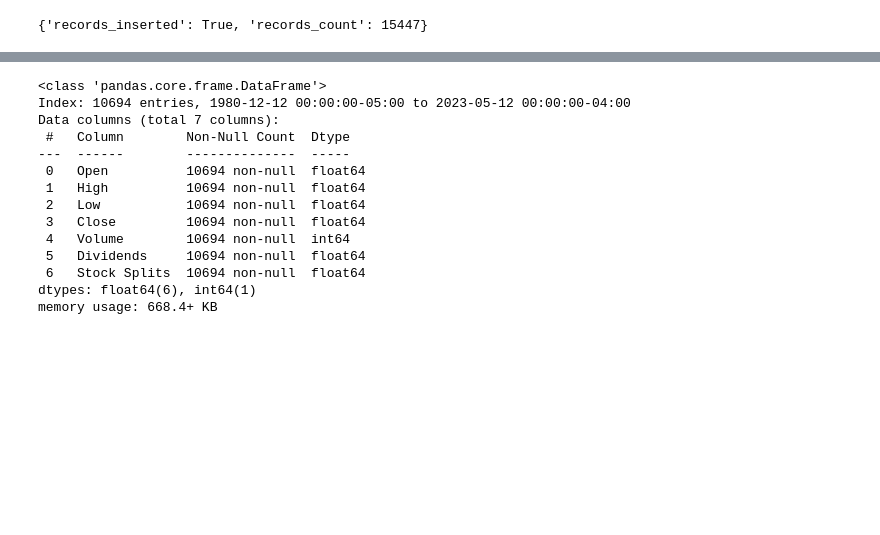
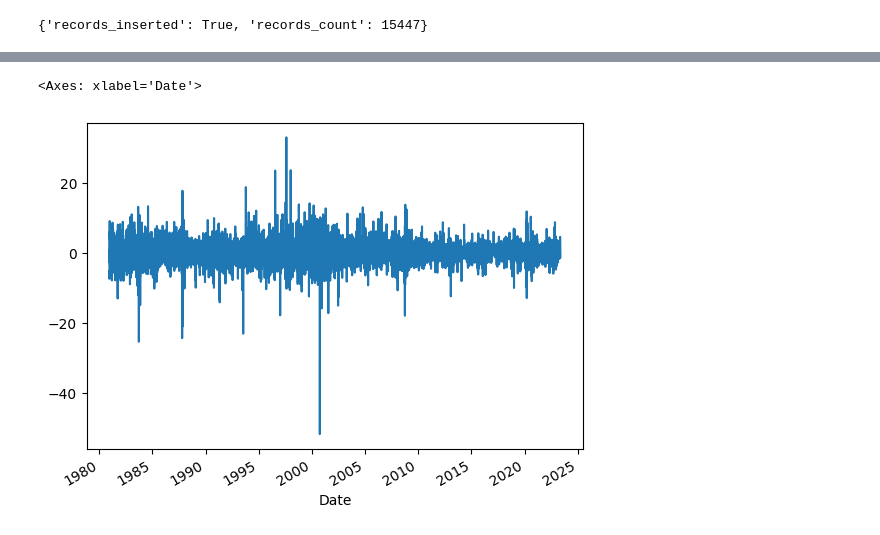
Before and after one commit to MohamedAbdElgni/ML-Stock-Ar-pred, a Jupyter notebook: test.ipynb, the cells around one changed output, grey strips where cells are left out. Drawn from its saved outputs; the diff is of its cells as text; code cells hidden in the pictures; blank space fills up the shorter version.

```diff
--- a/test.ipynb
+++ b/test.ipynb
@@ -55,17 +100,6 @@ df_app.head(5)
-# %%
-df_app.info()
-# %% [output]
-<class 'pandas.core.frame.DataFrame'>
-Index: 10694 entries, 1980-12-12 00:00:00-05:00 to 2023-05-12 00:00:00-04:00
-Data columns (total 7 columns):
- #   Column        Non-Null Count  Dtype
----  ------        --------------  -----
- 0   Open          10694 non-null  float64
- 1   High          10694 non-null  float64
- 2   Low           10694 non-null  float64
- 3   Close         10694 non-null  float64
- 4   Volume        10694 non-null  int64
- 5   Dividends     10694 non-null  float64
- 6   Stock Splits  10694 non-null  float64
-dtypes: float64(6), int64(1)
-memory usage: 668.4+ KB
+# %%
+import matplotlib.pyplot as plt
+df_app['Return'].plot()
+# %% [output]
+<Axes: xlabel='Date'>
+[figure, added]
```
Also changed, not shown: parts of 9 cells of this notebook, 31 other files.
